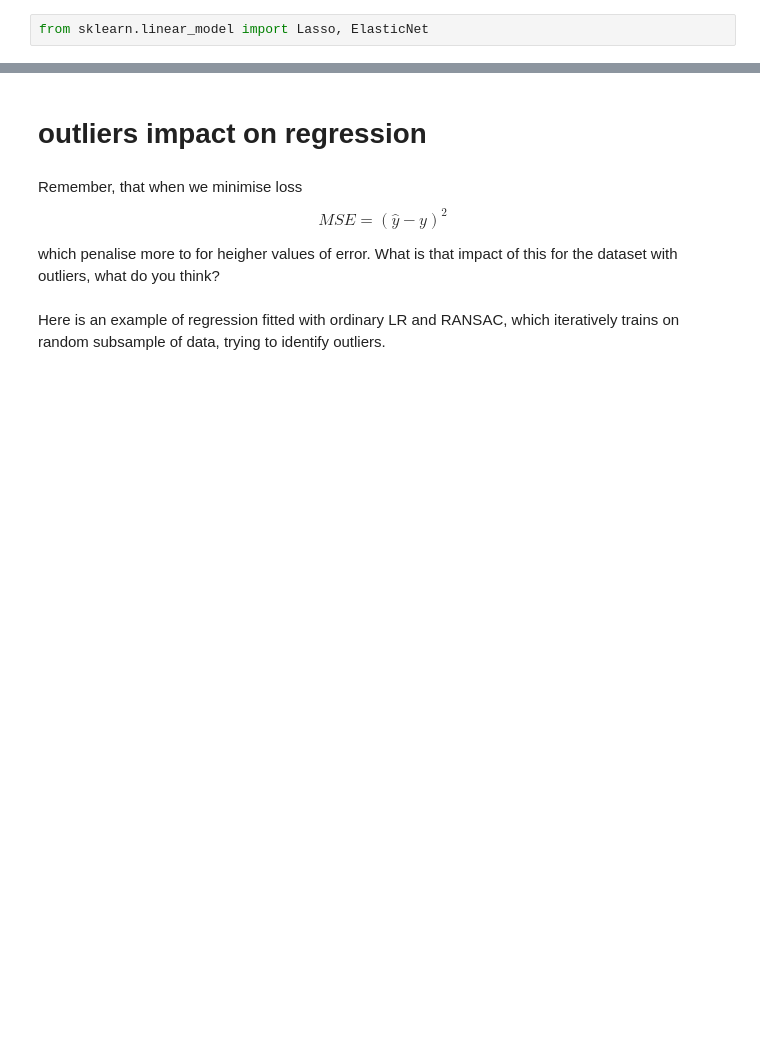
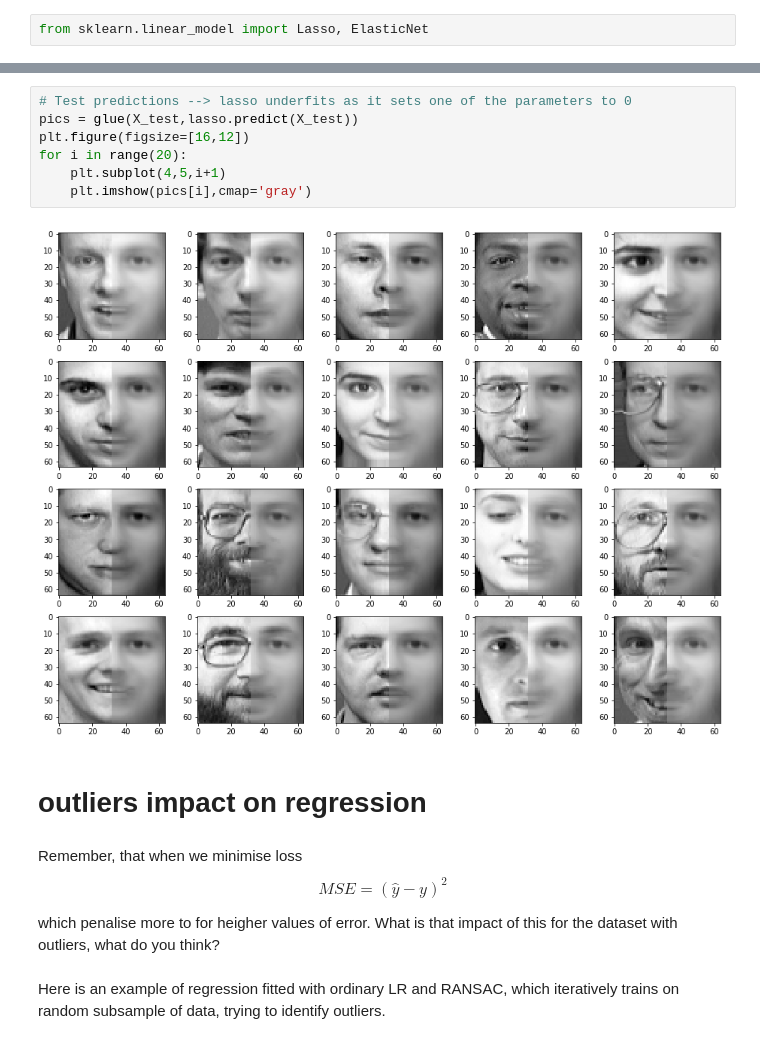
Before and after one commit to Evavanrooijen/HSE-mldm, a Jupyter notebook: Linear_regression.ipynb, the cells around one changed output, grey strips where cells are left out. Cells and saved outputs as stored; diff of their text form; blank space fills up the shorter version.

```diff
--- a/Linear_regression.ipynb
+++ b/Linear_regression.ipynb
@@ -211,3 +248,12 @@ from sklearn.linear_model import Lasso, ElasticNet
+# %%
+# Test predictions --> lasso underfits as it sets one of the parameters to 0
+pics = glue(X_test,lasso.predict(X_test))
+plt.figure(figsize=[16,12])
+for i in range(20):
+    plt.subplot(4,5,i+1)
+    plt.imshow(pics[i],cmap='gray')
+# %% [output]
+[figure, added]
 # %% [markdown]
 # outliers impact on regression
 # %% [markdown]
```
Also changed, not shown: parts of 15 cells of this notebook.
